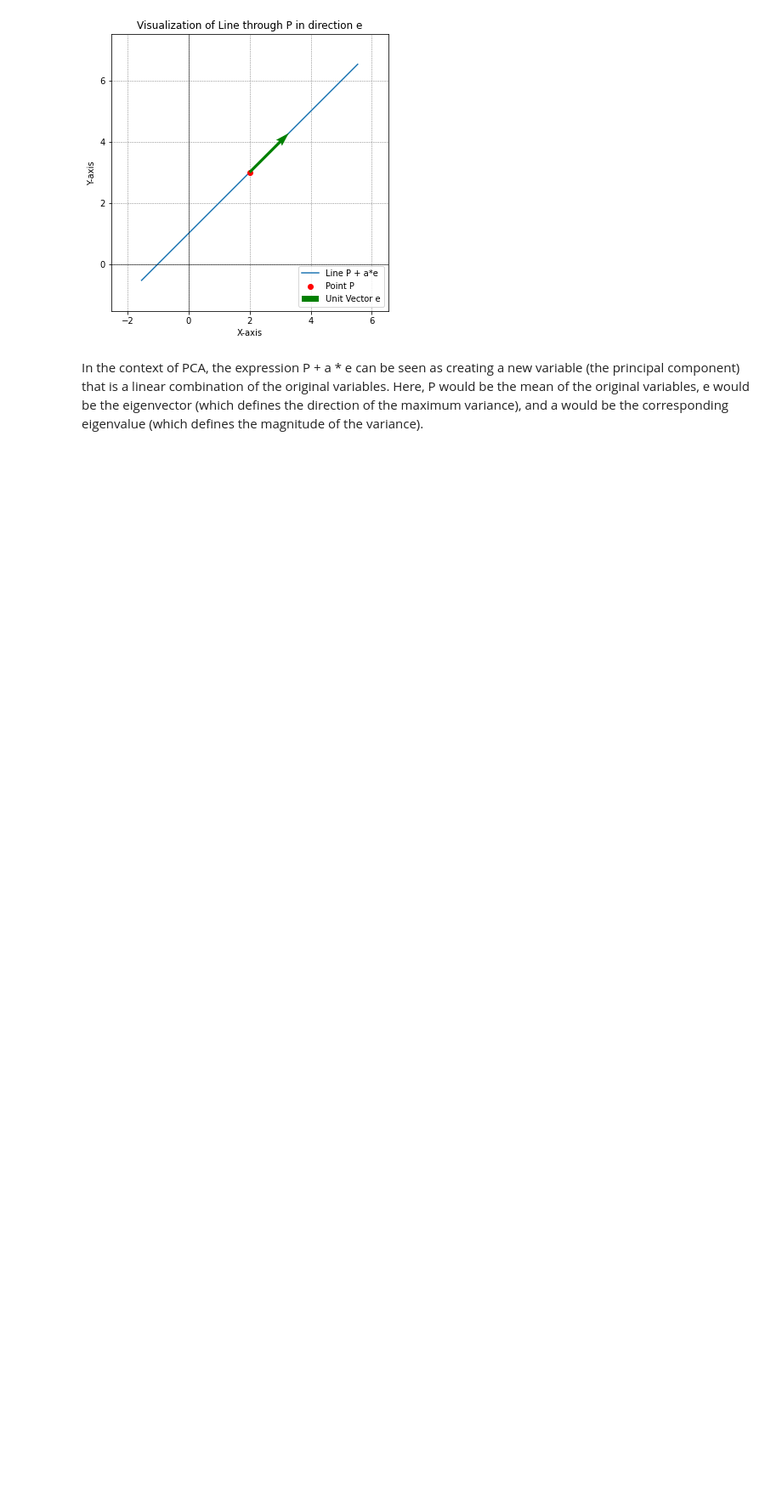
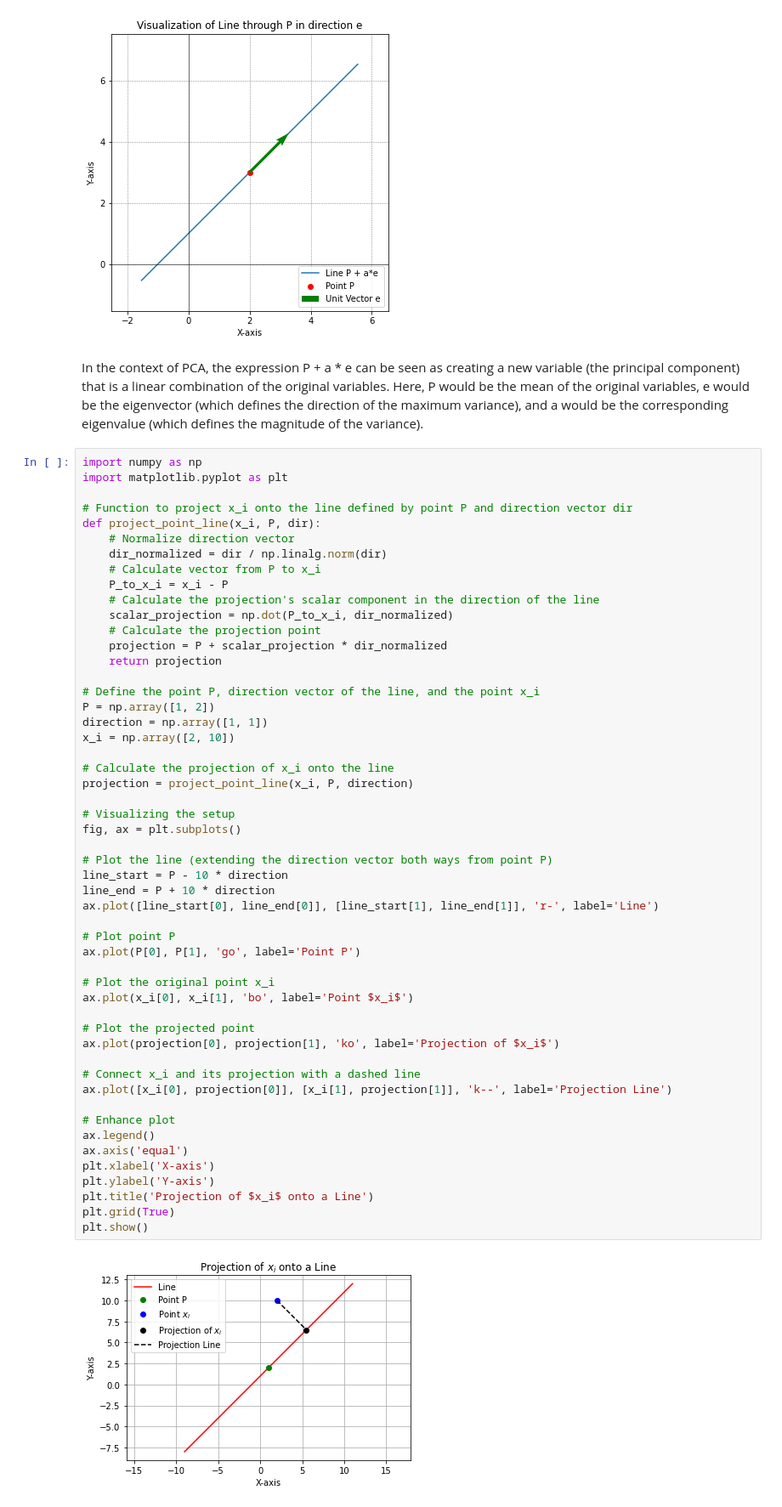
Before and after one commit to iajaykarthick/ML-practice, a Jupyter notebook: ml_practice/unsupervised/PCA/overview.ipynb, the cells around one changed output. Shown: that part at 85% size. Cells and saved outputs as stored; diff of their text form; blank space fills up the shorter version.

Commit message:
add  geometrical projection of a point x_i onto a line that goes through a point P

```diff
--- a/ml_practice/unsupervised/PCA/overview.ipynb
+++ b/ml_practice/unsupervised/PCA/overview.ipynb
@@ -52,3 +52,57 @@ plt.show()
 [figure]
 # %% [markdown]
 In the context of PCA, the expression P + a * e can be seen as creating a new variable (the principal component) that is a linear combination of the original variables. Here, P would be the mean of the original variables, e would be the eigenvector (which defines the direction of the maximum variance), and a would be the corresponding eigenvalue (which defines the magnitude of the variance).
+# %%
+import numpy as np
+import matplotlib.pyplot as plt
+
+# Function to project x_i onto the line defined by point P and direction vector dir
+def project_point_line(x_i, P, dir):
+    # Normalize direction vector
+    dir_normalized = dir / np.linalg.norm(dir)
+    # Calculate vector from P to x_i
+    P_to_x_i = x_i - P
+    # Calculate the projection's scalar component in the direction of the line
+    scalar_projection = np.dot(P_to_x_i, dir_normalized)
+    # Calculate the projection point
+    projection = P + scalar_projection * dir_normalized
+    return projection
+
+# Define the point P, direction vector of the line, and the point x_i
+P = np.array([1, 2])
+direction = np.array([1, 1])
+x_i = np.array([2, 10])
+
+# Calculate the projection of x_i onto the line
+projection = project_point_line(x_i, P, direction)
+
+# Visualizing the setup
+fig, ax = plt.subplots()
+
+# Plot the line (extending the direction vector both ways from point P)
+line_start = P - 10 * direction
+line_end = P + 10 * direction
+ax.plot([line_start[0], line_end[0]], [line_start[1], line_end[1]], 'r-', label='Line')
+
+# Plot point P
+ax.plot(P[0], P[1], 'go', label='Point P')
+
+# Plot the original point x_i
+ax.plot(x_i[0], x_i[1], 'bo', label='Point $x_i$')
+
+# Plot the projected point
+ax.plot(projection[0], projection[1], 'ko', label='Projection of $x_i$')
+
+# Connect x_i and its projection with a dashed line
+ax.plot([x_i[0], projection[0]], [x_i[1], projection[1]], 'k--', label='Projection Line')
+
+# Enhance plot
+ax.legend()
+ax.axis('equal')
+plt.xlabel('X-axis')
+plt.ylabel('Y-axis')
+plt.title('Projection of $x_i$ onto a Line')
+plt.grid(True)
+plt.show()
+# %% [output]
+[figure, added]
```
